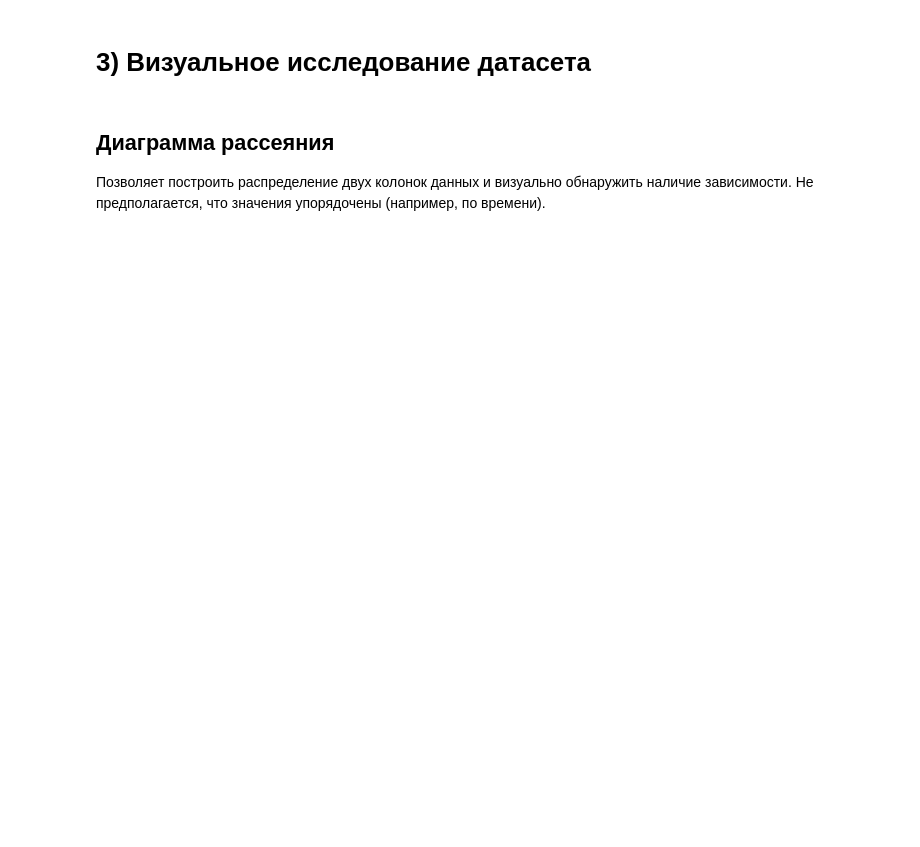
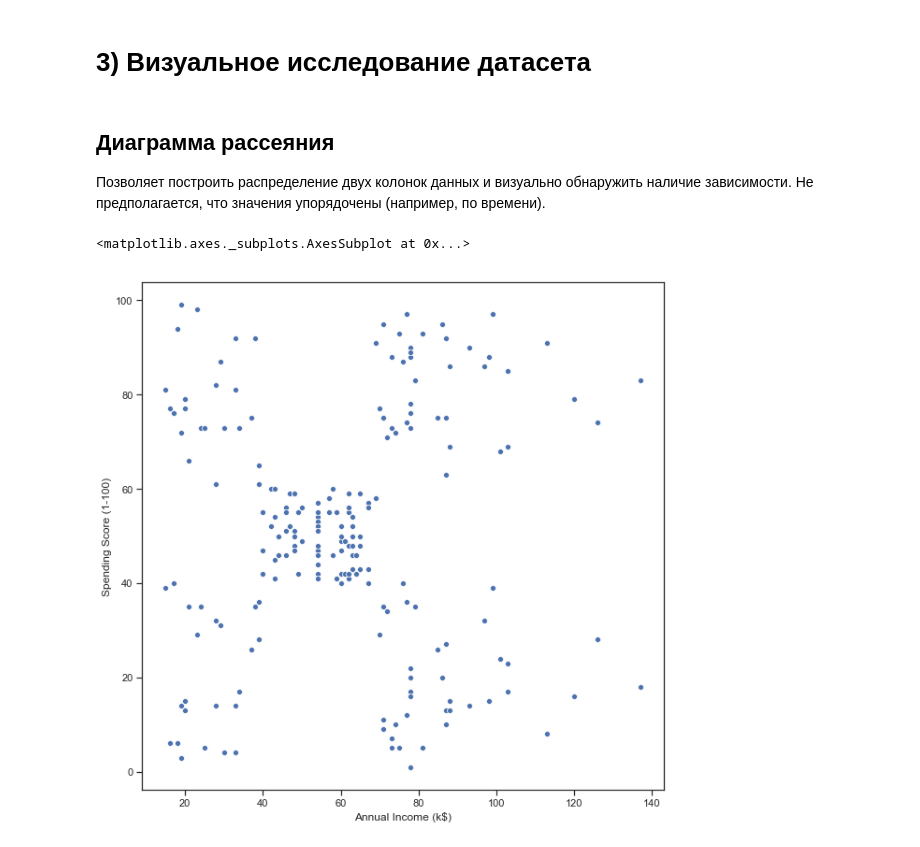
Before and after one commit to SemenovaEkaterina/mmo, a Jupyter notebook: lab1.ipynb, the cells around one changed output. Drawn from its saved outputs; the diff is of its cells as text; code cells hidden in the pictures; blank space fills up the shorter version.

```diff
--- a/lab1.ipynb
+++ b/lab1.ipynb
@@ -33,3 +26,6 @@ data = pd.read_csv('datasets/crime.csv', sep=",")
+# %%
+raw_data = pd.read_csv('datasets/Mall_Customers.csv', sep=",")
+data = pd.read_csv('datasets/Mall_Customers.csv', usecols=['Gender', 'Age', 'Annual Income (k$)', 'Spending Score (1-100)'], sep=",")
 # %% [markdown]
 # 2) Основные характеристики датасета
 # %%
@@ -56,4 +85,7 @@ data.describe()
 Позволяет построить распределение двух колонок данных и визуально обнаружить наличие зависимости. Не предполагается, что значения упорядочены (например, по времени).
 # %%
 fig, ax = plt.subplots(figsize=(10,10))
-sns.scatterplot(ax=ax, x='YEAR', y='MONTH', data=data)
+sns.scatterplot(ax=ax, x='Annual Income (k$)', y='Spending Score (1-100)', data=data)
+# %% [output]
+<matplotlib.axes._subplots.AxesSubplot at 0x...>
+[figure, added]
```
Also changed, not shown: parts of 29 cells of this notebook, 2 other files.
